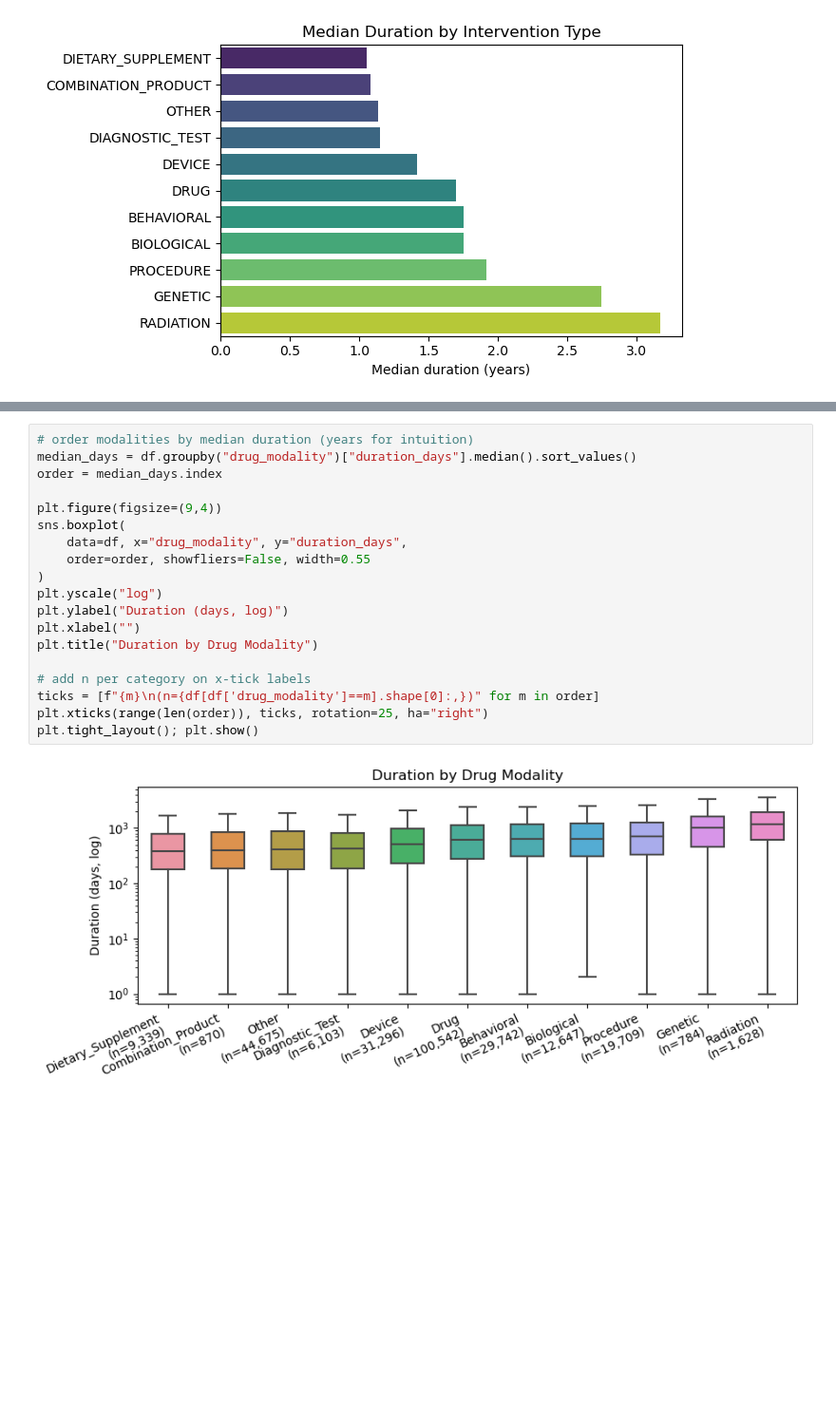
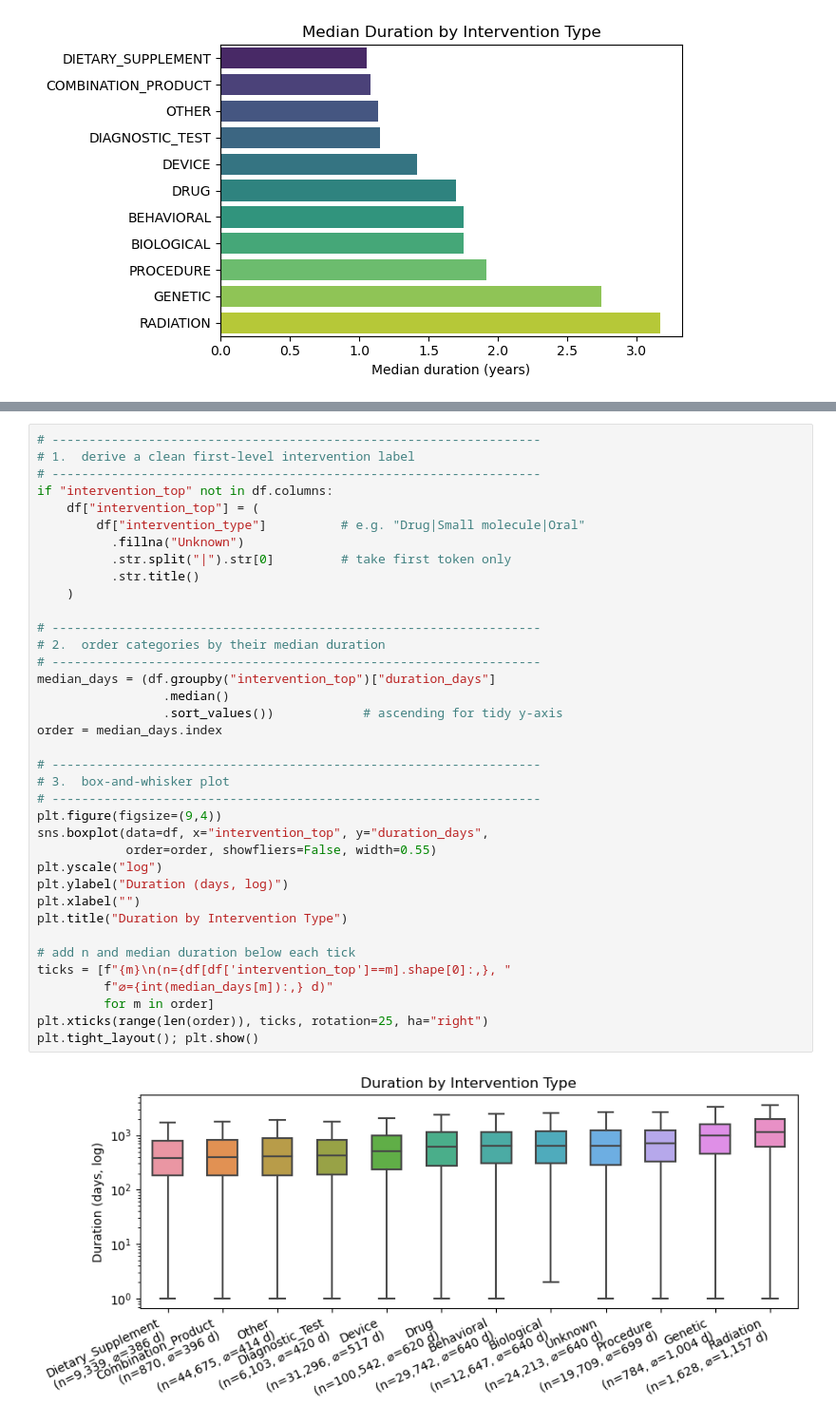
Before and after one commit to jonathan52444/MScProject, a Jupyter notebook: notebooks/02_eda_features.ipynb, the cells around one changed output, grey strips where cells are left out. Shown at 95% size. Cells and saved outputs as stored; diff of their text form; blank space fills up the shorter version.

```diff
--- a/notebooks/02_eda_features.ipynb
+++ b/notebooks/02_eda_features.ipynb
@@ -227,21 +283,39 @@ plt.tight_layout(); plt.show()
 # %%
-# order modalities by median duration (years for intuition)
-median_days = df.groupby("drug_modality")["duration_days"].median().sort_values()
+# ------------------------------------------------------------------
+# 1.  derive a clean first-level intervention label
+# ------------------------------------------------------------------
+if "intervention_top" not in df.columns:
+    df["intervention_top"] = (
+        df["intervention_type"]          # e.g. "Drug|Small molecule|Oral"
+          .fillna("Unknown")
+          .str.split("|").str[0]         # take first token only
+          .str.title()
+    )
+
+# ------------------------------------------------------------------
+# 2.  order categories by their median duration
+# ------------------------------------------------------------------
+median_days = (df.groupby("intervention_top")["duration_days"]
+                 .median()
+                 .sort_values())            # ascending for tidy y-axis
 order = median_days.index
 
+# ------------------------------------------------------------------
+# 3.  box-and-whisker plot
+# ------------------------------------------------------------------
 plt.figure(figsize=(9,4))
-sns.boxplot(
-    data=df, x="drug_modality", y="duration_days",
-    order=order, showfliers=False, width=0.55
-)
+sns.boxplot(data=df, x="intervention_top", y="duration_days",
+            order=order, showfliers=False, width=0.55)
 plt.yscale("log")
 plt.ylabel("Duration (days, log)")
 plt.xlabel("")
-plt.title("Duration by Drug Modality")
+plt.title("Duration by Intervention Type")
 
-# add n per category on x-tick labels
-ticks = [f"{m}\n(n={df[df['drug_modality']==m].shape[0]:,})" for m in order]
+# add n and median duration below each tick
+ticks = [f"{m}\n(n={df[df['intervention_top']==m].shape[0]:,}, "
+         f"⌀={int(median_days[m]):,} d)"
+         for m in order]
 plt.xticks(range(len(order)), ticks, rotation=25, ha="right")
 plt.tight_layout(); plt.show()
 # %% [output]
-[figure, old version]
+[figure, new version]
```
Also changed, not shown: parts of 8 cells of this notebook, 8 other files.
